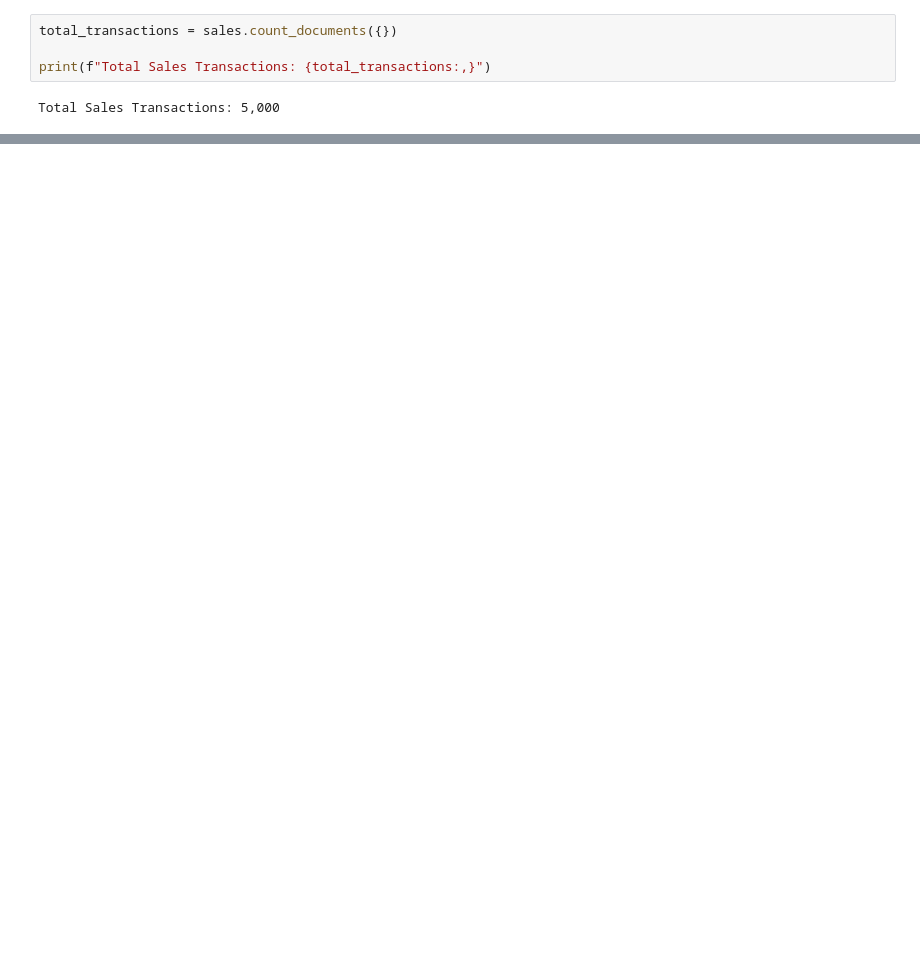
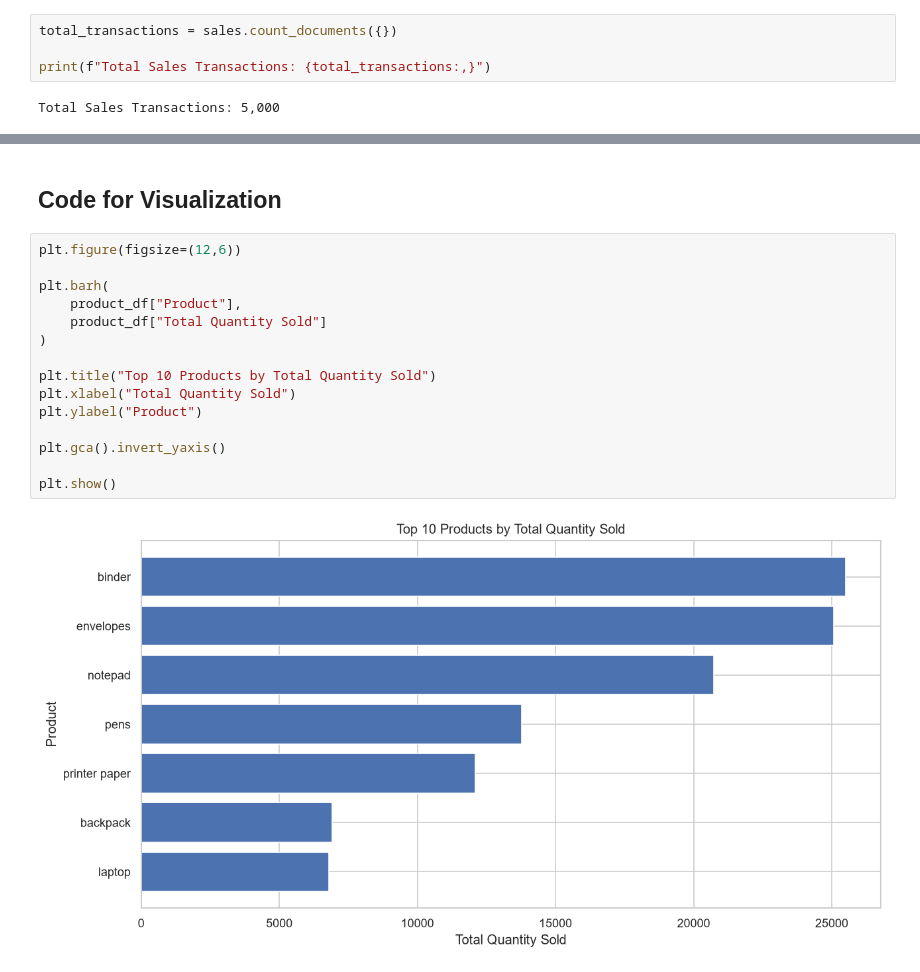
Before and after one commit to Sainadh-Bahadursha/MongoDB_EDA_Case_Study, a Jupyter notebook: notebooks/MongoDB_Business_Case_Study.ipynb, the cells around one changed output, grey strips where cells are left out. Saved outputs shown, nothing was run; the diff lists cells and outputs as text; blank space fills up the shorter version.

```diff
--- a/notebooks/MongoDB_Business_Case_Study.ipynb
+++ b/notebooks/MongoDB_Business_Case_Study.ipynb
@@ -640,0 +498,19 @@ plt.show()
+# %% [markdown]
+## Code for Visualization
+# %%
+plt.figure(figsize=(12,6))
+
+plt.barh(
+    product_df["Product"],
+    product_df["Total Quantity Sold"]
+)
+
+plt.title("Top 10 Products by Total Quantity Sold")
+plt.xlabel("Total Quantity Sold")
+plt.ylabel("Product")
+
+plt.gca().invert_yaxis()
+
+plt.show()
+# %% [output]
+[figure, added]
```
Also changed, not shown: parts of 107 cells of this notebook, 1 other file.
